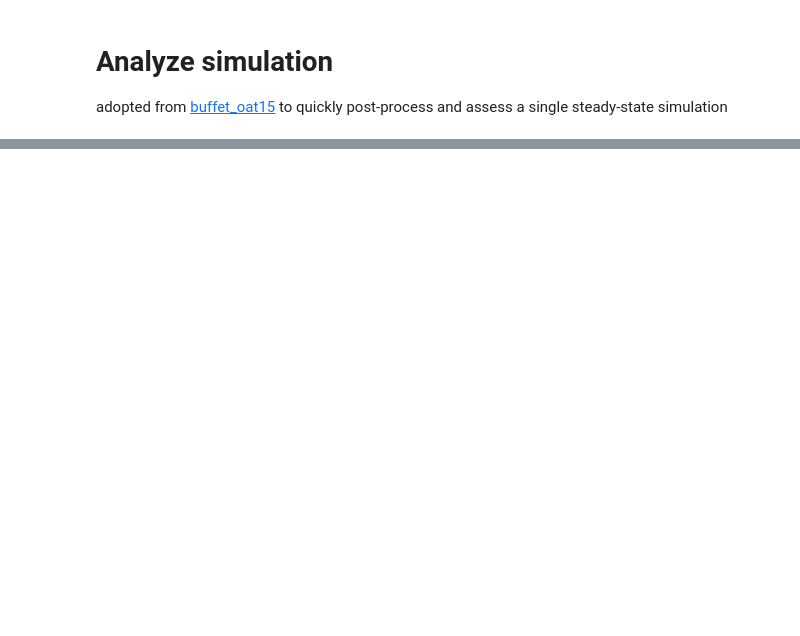
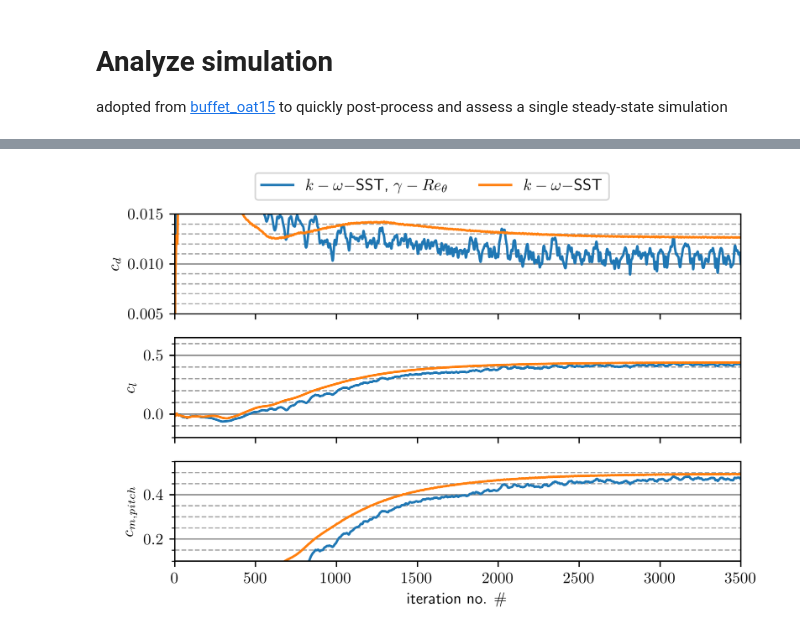
Before and after one commit to JanisGeise/airfoil_shape_optimization, a Jupyter notebook: post_processing/post_process_simulation.ipynb, the cells around one changed output, grey strips where cells are left out. Saved outputs shown, nothing was run; the diff lists cells and outputs as text; code cells hidden in the pictures; blank space fills up the shorter version.

```diff
--- a/post_processing/post_process_simulation.ipynb
+++ b/post_processing/post_process_simulation.ipynb
@@ -80,36 +91,38 @@ for c in range(len(cases)):
 # %%
 # check forces
-forces = [load_force_coeffs(join(load_dir, c), "alpha_0.000000") for c in cases]
+forces = [load_force_coeffs(join(load_dir, c, "validation_run"), which_alpha) for c in cases]
 
 ls = ["-"] * len(forces)
 
 # use default color cycle
 color = ["#1f77b4", "#ff7f0e", "#2ca02c", "#d62728", "#9467bd", "#8c564b", "#e377c2", "#7f7f7f"]
 
 fig, ax = plt.subplots(3, 1, figsize=(6, 4), sharex="col")
 for i in range(len(cases)):
     ax[0].plot(forces[i].t, forces[i].cx, label=legend[i], ls=ls[i], color=color[i])
     ax[1].plot(forces[i].t, forces[i].cy, ls=ls[i], color=color[i])
     ax[2].plot(forces[i].t, forces[i].cm_pitch, ls=ls[i], color=color[i])
 
-ax[0].set_ylim(0.0002, 0.01)
+ax[0].set_ylim(0.005, 0.015)
 ax[1].set_ylim(-0.2, 0.65)
-ax[2].set_ylim(0.1, 0.5)
+ax[2].set_ylim(0.1, 0.55)
 ax[0].set_ylabel(r"$c_d$")
 ax[1].set_ylabel(r"$c_l$")
 ax[2].set_ylabel(r"$c_{m, pitch}$")
 ax[-1].set_xlabel(r"iteration no. $\#$")
 ax[-1].set_xlim(0, forces[0].t.max())
 
 fig.tight_layout()
 for i in range(3):
     ax[i].grid(visible=True, which="major", linestyle="-", alpha=0.45, color="black", axis="y")
     ax[i].minorticks_on()
     ax[i].tick_params(axis="x", which="minor", bottom=False)
     ax[i].grid(visible=True, which="minor", linestyle="--", alpha=0.35, color="black", axis="y")
 
 fig.legend(ncol=3, loc="upper center")
 fig.subplots_adjust(top=0.9)
-plt.savefig(join(save_dir, "comparison_coefficients_vs_t.png"))
+plt.savefig(join(save_dir, f"comparison_coefficients_vs_t_{which_alpha}.png"))
+# %% [output]
+[figure, added]
 # %%
 # plot max y+ vs. time
```
Also changed, not shown: parts of 13 cells of this notebook, 10 other files.
